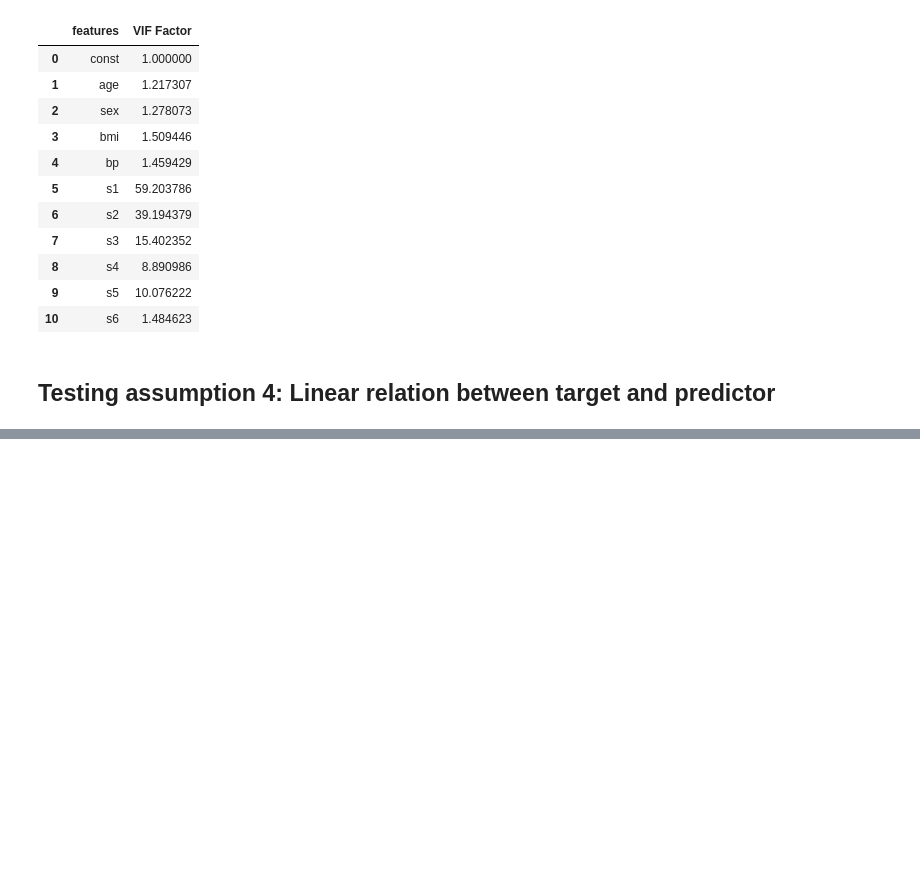
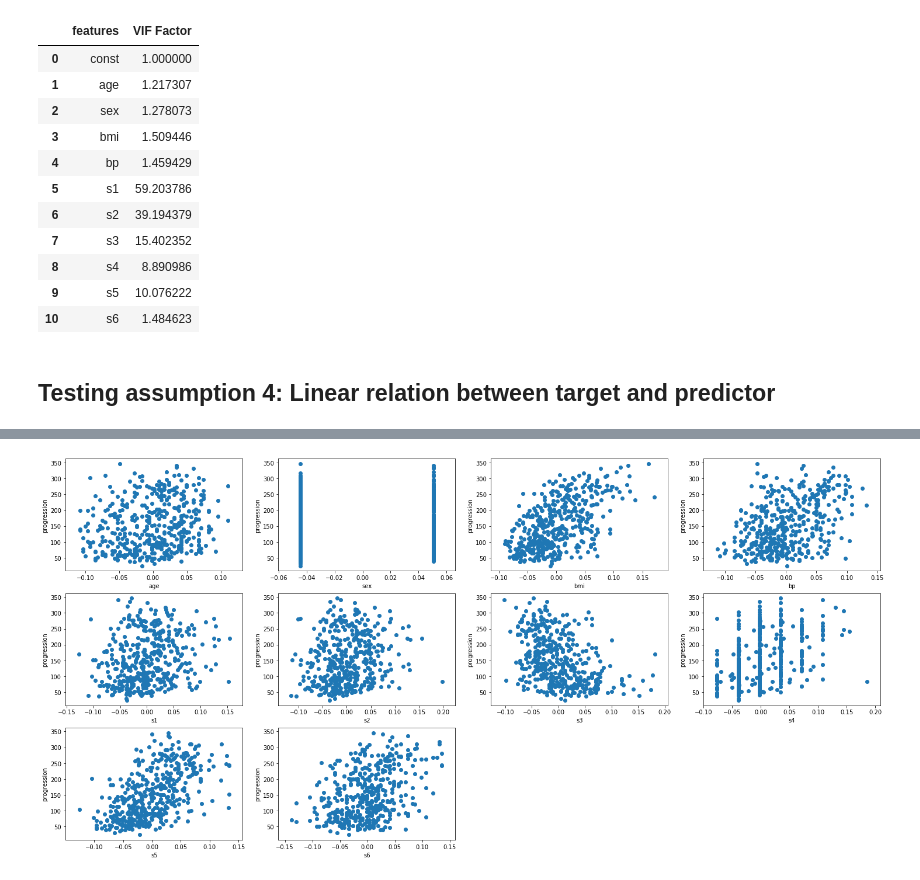
Before and after one commit to data-science-and-stuff/all-about-linear-regression, a Jupyter notebook: main.ipynb, the cells around one changed output, grey strips where cells are left out. Drawn from its saved outputs; the diff is of its cells as text; code cells hidden in the pictures; blank space fills up the shorter version.

```diff
--- a/main.ipynb
+++ b/main.ipynb
@@ -172,0 +149,17 @@ for i in range(0,len(df2.columns)-1):
+# %%
+# dataset 2
+plt.figure(figsize=(25,12))
+
+features = list(df2.iloc[:,:-1].columns)
+target = df2[df2.columns[-1]]
+
+for i, col in enumerate(features):
+    plt.subplot(3, (len(features)-1)/2 , i+1)
+    x = df2[col]
+    y = target
+    plt.scatter(x, y, marker='o')
+    #plt.title(col)
+    plt.xlabel(col)
+    plt.ylabel(df2.columns[-1])
+# %% [output]
+[figure, added]
```
Also changed, not shown: parts of 5 cells of this notebook.
